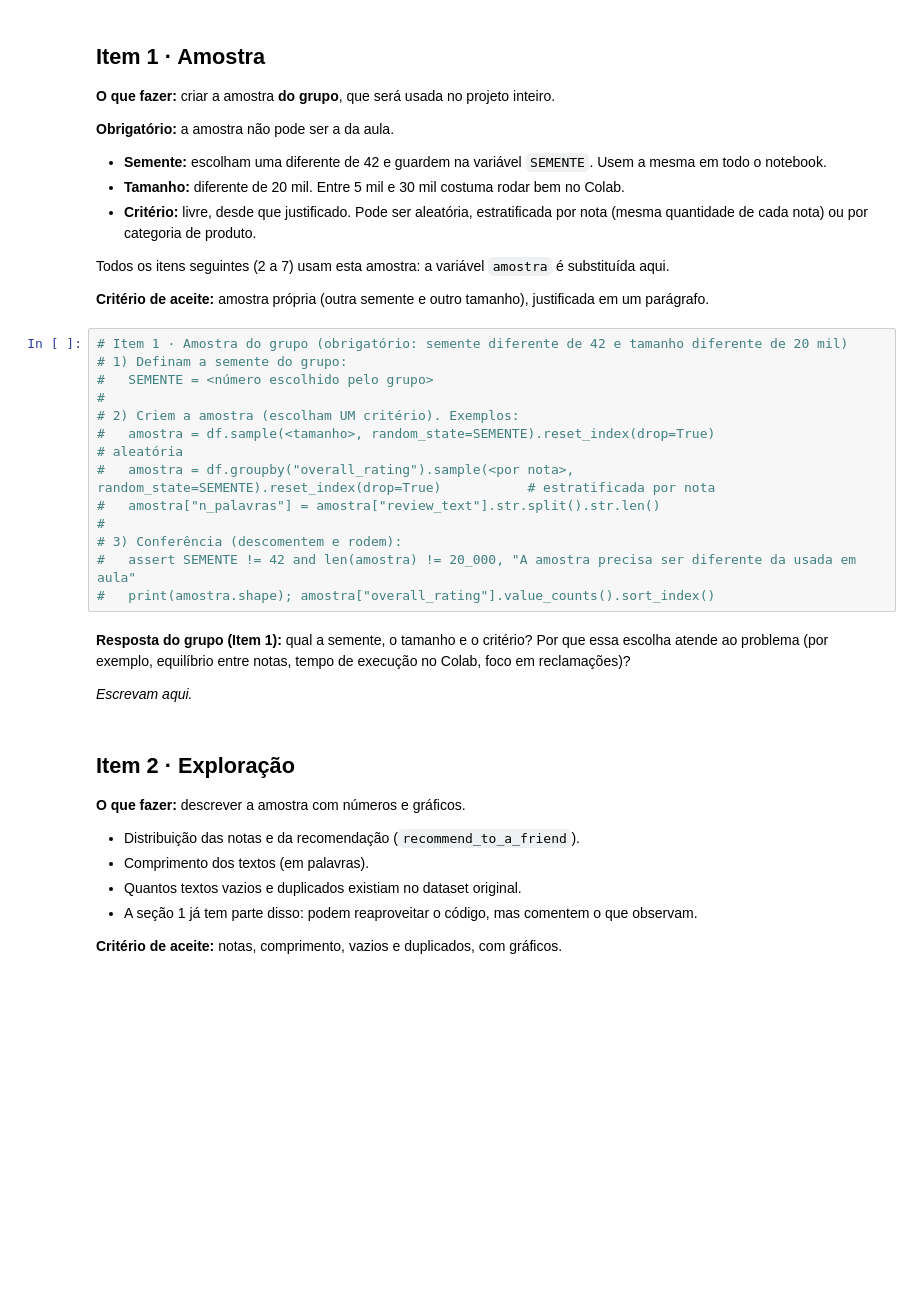
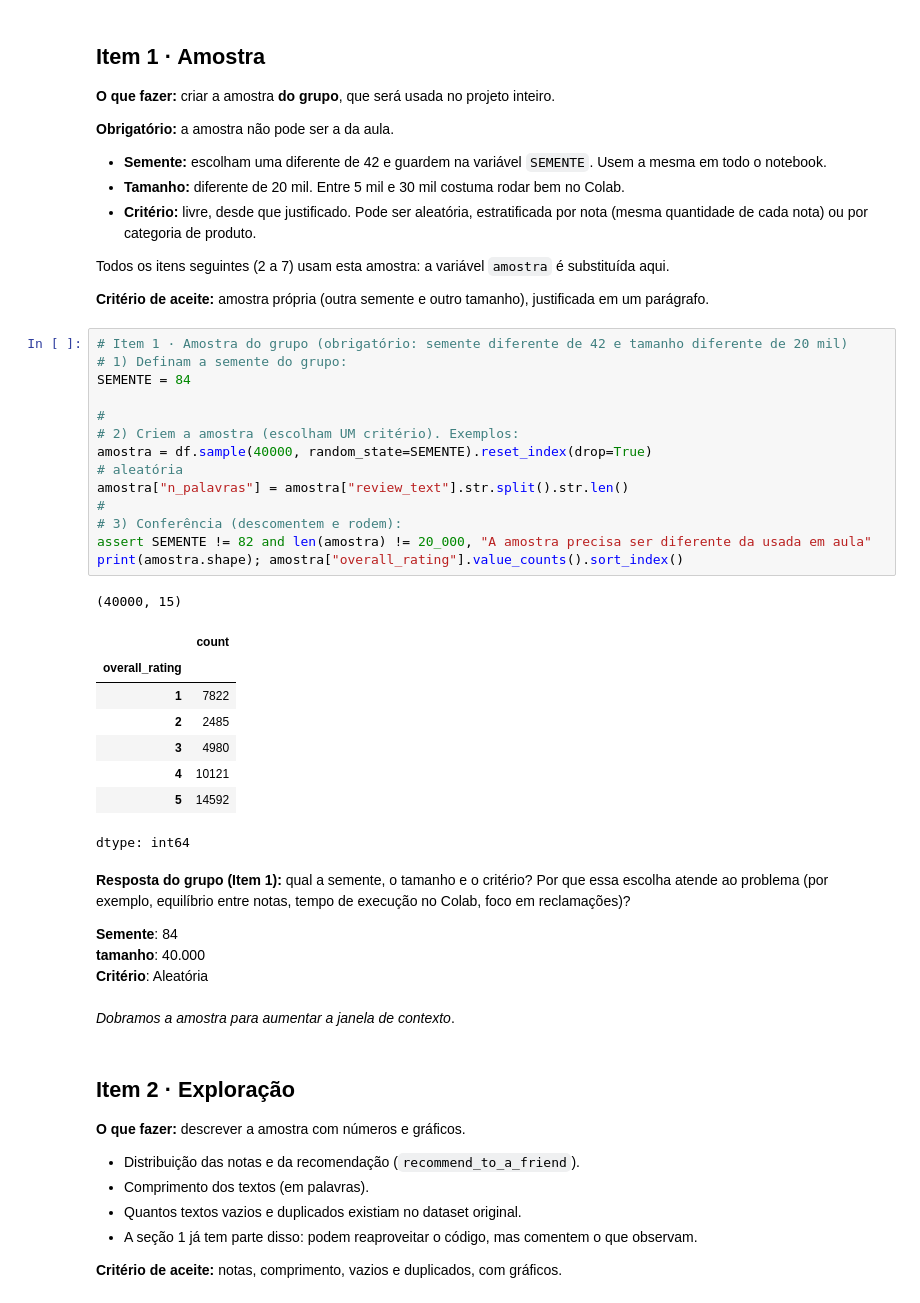
Before and after one commit to igorcsdalmeida-dev/mineracao-textos-2026, a Jupyter notebook: notebooks/01_do_texto_ao_vetor.ipynb, the cells around one changed output. Saved outputs shown, nothing was run; the diff lists cells and outputs as text; blank space fills up the shorter version.

```diff
--- a/notebooks/01_do_texto_ao_vetor.ipynb
+++ b/notebooks/01_do_texto_ao_vetor.ipynb
@@ -743,20 +755,33 @@ Todos os itens seguintes (2 a 7) usam esta amostra: a variável `amostra` é sub
 # %%
 # Item 1 · Amostra do grupo (obrigatório: semente diferente de 42 e tamanho diferente de 20 mil)
 # 1) Definam a semente do grupo:
-#   SEMENTE = <número escolhido pelo grupo>
+SEMENTE = 84
+
 #
 # 2) Criem a amostra (escolham UM critério). Exemplos:
-#   amostra = df.sample(<tamanho>, random_state=SEMENTE).reset_index(drop=True)                                      # aleatória
-#   amostra = df.groupby("overall_rating").sample(<por nota>, random_state=SEMENTE).reset_index(drop=True)           # estratificada por nota
-#   amostra["n_palavras"] = amostra["review_text"].str.split().str.len()
+amostra = df.sample(40000, random_state=SEMENTE).reset_index(drop=True)                                      # aleatória
+amostra["n_palavras"] = amostra["review_text"].str.split().str.len()
 #
 # 3) Conferência (descomentem e rodem):
-#   assert SEMENTE != 42 and len(amostra) != 20_000, "A amostra precisa ser diferente da usada em aula"
-#   print(amostra.shape); amostra["overall_rating"].value_counts().sort_index()
+assert SEMENTE != 82 and len(amostra) != 20_000, "A amostra precisa ser diferente da usada em aula"
+print(amostra.shape); amostra["overall_rating"].value_counts().sort_index()
+# %% [output]
+(40000, 15)
+|  | count |
+| overall_rating |  |
+| 1 | 7822 |
+| 2 | 2485 |
+| 3 | 4980 |
+| 4 | 10121 |
+| 5 | 14592 |
+dtype: int64
 # %% [markdown]
 **Resposta do grupo (Item 1):** qual a semente, o tamanho e o critério? Por que essa escolha atende ao problema (por exemplo, equilíbrio entre notas, tempo de execução no Colab, foco em reclamações)?
 
-_Escrevam aqui._
+**Semente**: 84 <br>
+**tamanho**: 40.000<br>
+**Critério**: Aleatória<br><br>
+_Dobramos a amostra para aumentar a janela de contexto_.
 # %% [markdown]
 ## Item 2 · Exploração
 
```
Also changed, not shown: parts of 16 cells of this notebook.
